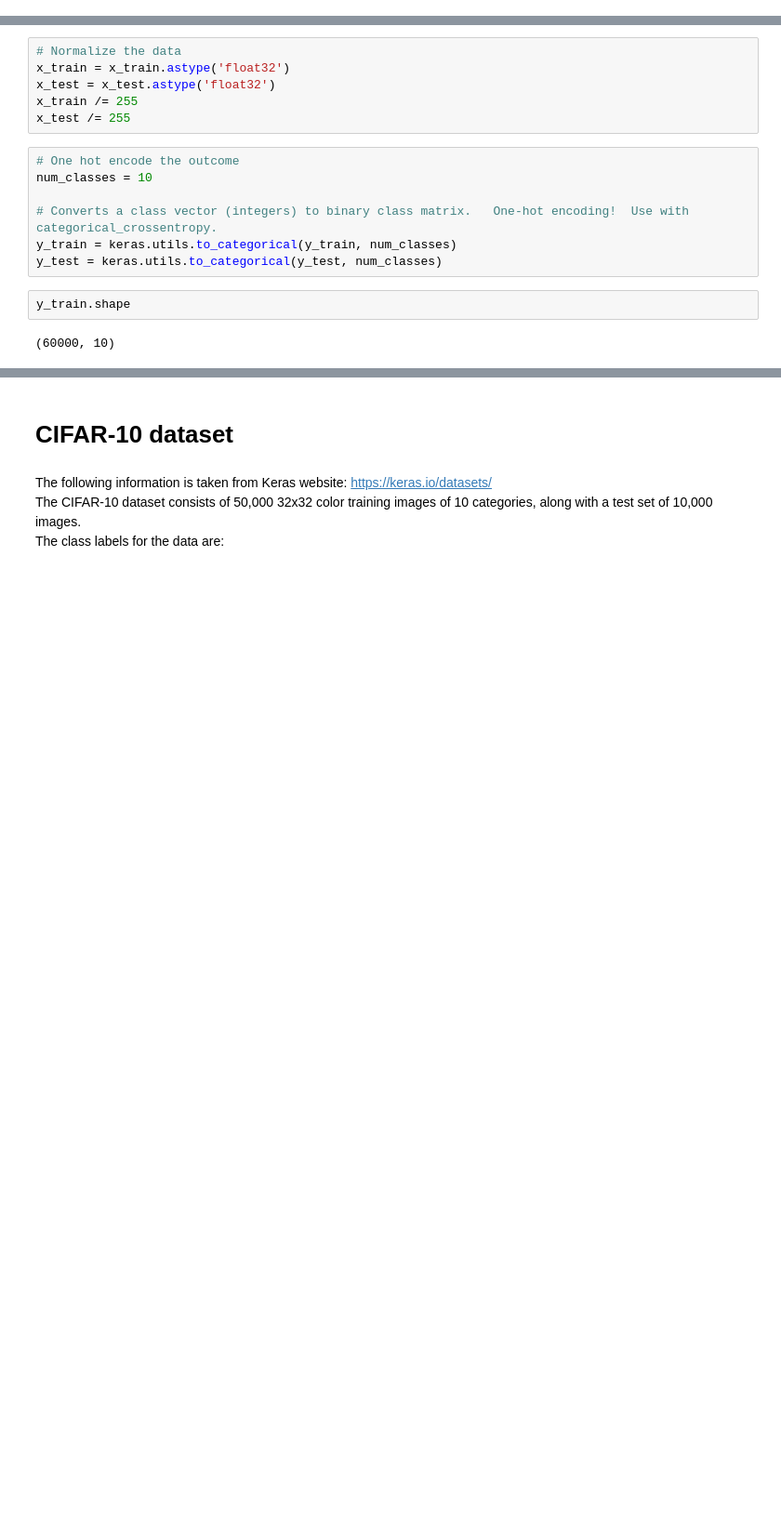
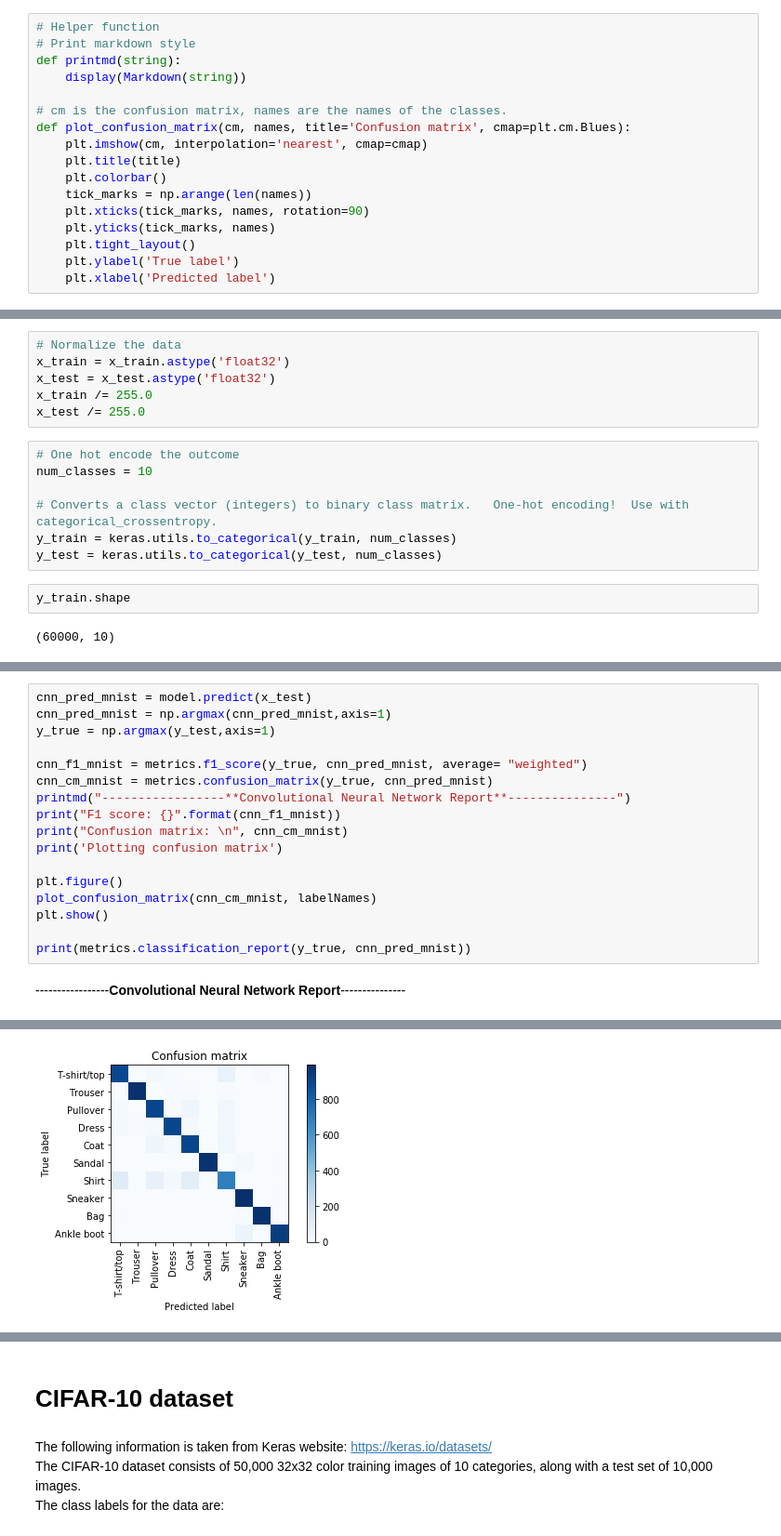
Before and after one commit to hgdangkhoi/Image-Classification-with-Fashion-MNIST-and-CIFAR-10, a Jupyter notebook: Image Classification with Fashion-MNIST and CIFAR-10.ipynb, the cells around one changed output, grey strips where cells are left out. Shown: that part at 93% size. Drawn from its saved outputs; the diff is of its cells as text; blank space fills up the shorter version.

Commit message:
First run of CNN models, finished random forest model

```diff
--- a/Image Classification with Fashion-MNIST and CIFAR-10.ipynb
+++ b/Image Classification with Fashion-MNIST and CIFAR-10.ipynb
@@ -115,3 +20,20 @@ def printmd(string):
+# %%
+# Helper function
+# Print markdown style
+def printmd(string):
+    display(Markdown(string))
+
+# cm is the confusion matrix, names are the names of the classes.
+def plot_confusion_matrix(cm, names, title='Confusion matrix', cmap=plt.cm.Blues):
+    plt.imshow(cm, interpolation='nearest', cmap=cmap)
+    plt.title(title)
+    plt.colorbar()
+    tick_marks = np.arange(len(names))
+    plt.xticks(tick_marks, names, rotation=90)
+    plt.yticks(tick_marks, names)
+    plt.tight_layout()
+    plt.ylabel('True label')
+    plt.xlabel('Predicted label')
 # %% [markdown]
 # Fashion-MNIST dataset
 # %% [markdown]
@@ -195,8 +118,8 @@ print(x_test.shape)
 # Normalize the data
 x_train = x_train.astype('float32')
 x_test = x_test.astype('float32')
-x_train /= 255
-x_test /= 255
+x_train /= 255.0
+x_test /= 255.0
 # %%
 # One hot encode the outcome
 num_classes = 10
@@ -245,0 +223,19 @@ KeyboardInterrupt:
+# %%
+cnn_pred_mnist = model.predict(x_test)
+cnn_pred_mnist = np.argmax(cnn_pred_mnist,axis=1)
+y_true = np.argmax(y_test,axis=1)
+
+cnn_f1_mnist = metrics.f1_score(y_true, cnn_pred_mnist, average= "weighted")
+cnn_cm_mnist = metrics.confusion_matrix(y_true, cnn_pred_mnist)
+printmd("-----------------**Convolutional Neural Network Report**---------------")
+print("F1 score: {}".format(cnn_f1_mnist))
+print("Confusion matrix: \n", cnn_cm_mnist)
+print('Plotting confusion matrix')
+
+plt.figure()
+plot_confusion_matrix(cnn_cm_mnist, labelNames)
+plt.show()
+
+print(metrics.classification_report(y_true, cnn_pred_mnist))
+# %% [output]
+-----------------**Convolutional Neural Network Report**---------------
@@ -245,0 +255 @@ KeyboardInterrupt:
+[figure, added]
```
Also changed, not shown: parts of 25 cells of this notebook.
